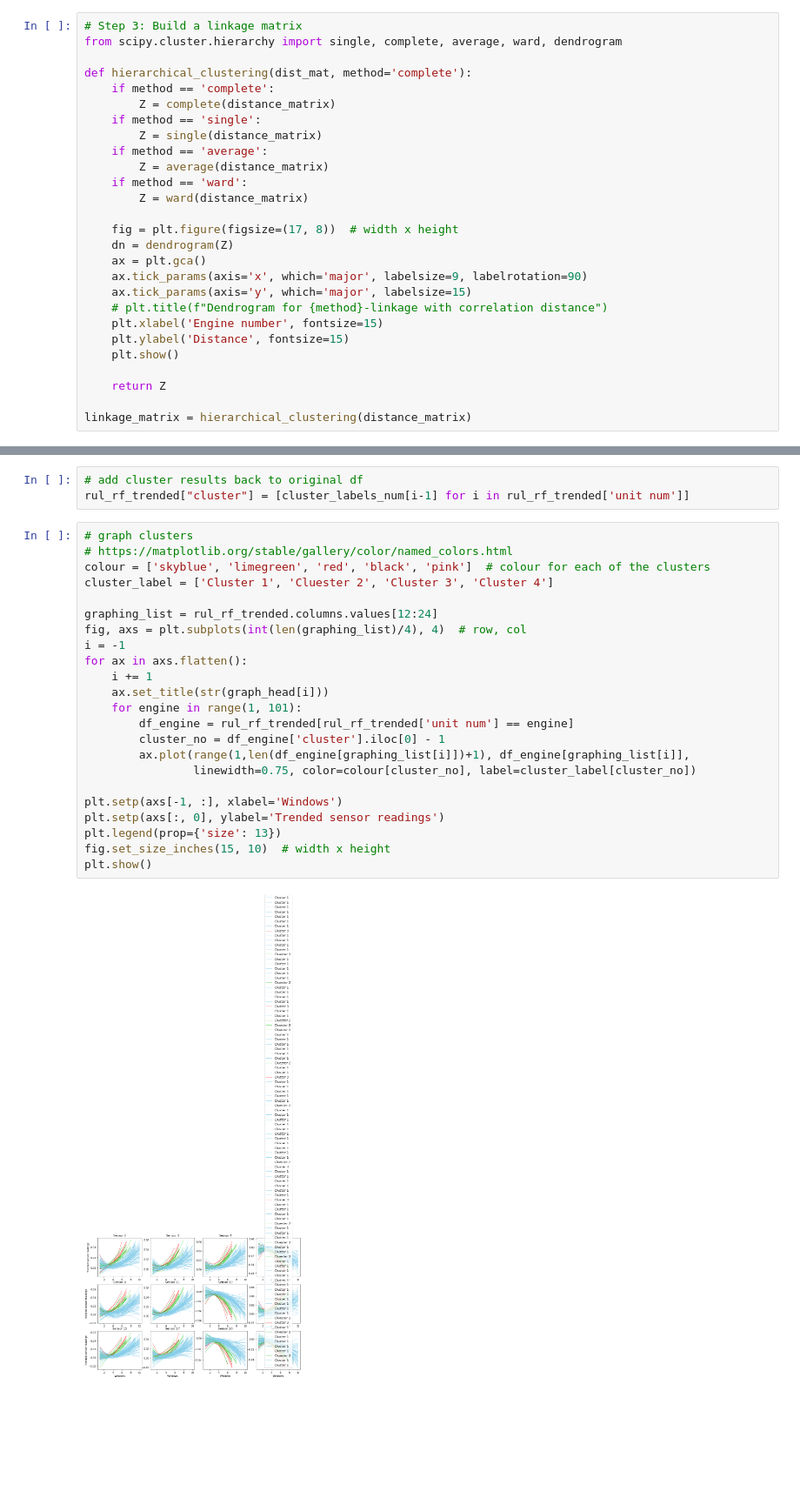
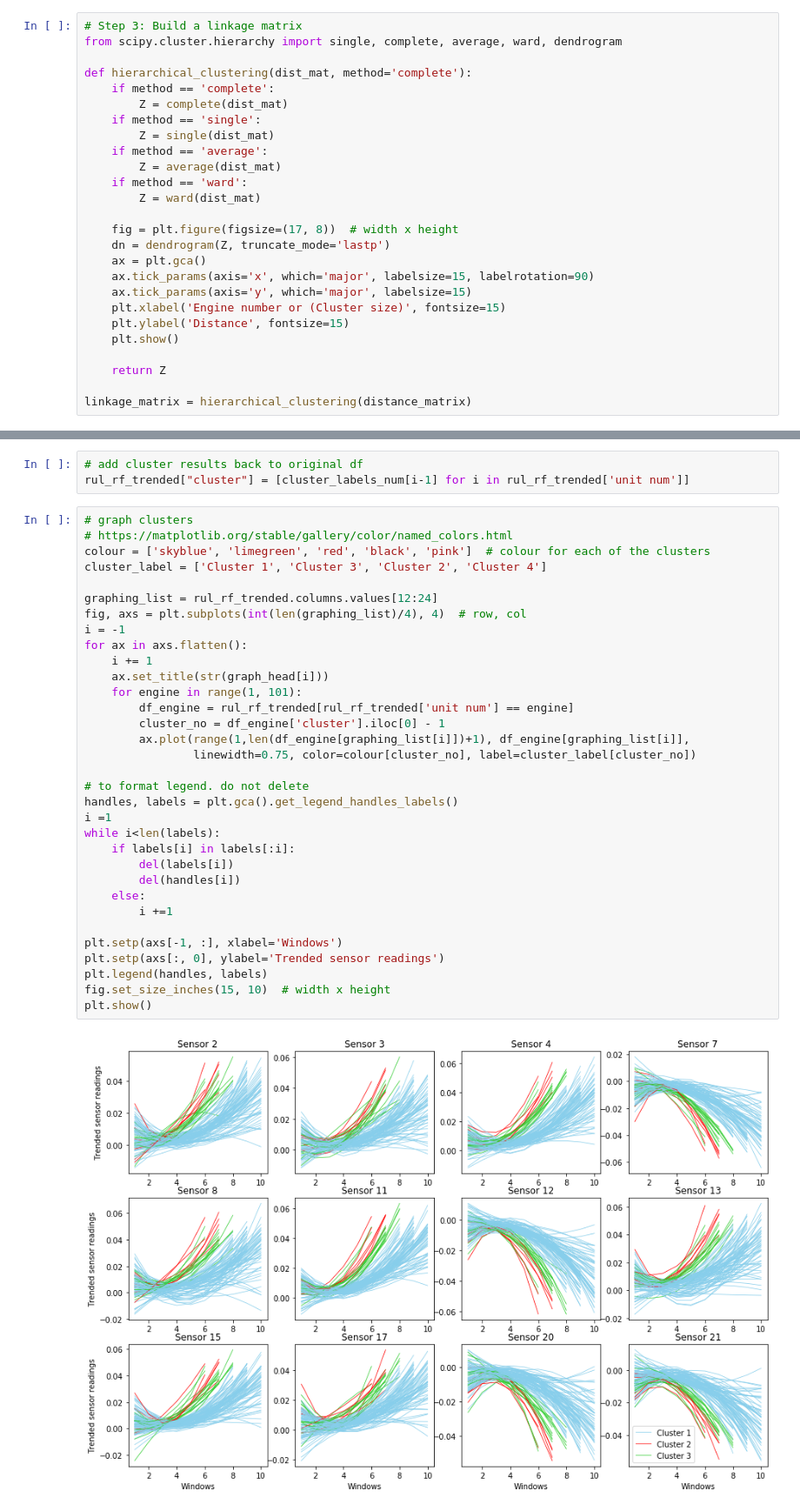
Before and after one commit to cchanzl/survival-analysis-nasa, a Jupyter notebook: nasa_eda.ipynb, the cells around one changed output, grey strips where cells are left out. Shown at 87% size. Drawn from its saved outputs; the diff is of its cells as text; blank space fills up the shorter version.

```diff
--- a/nasa_eda.ipynb
+++ b/nasa_eda.ipynb
@@ -256,21 +258,20 @@ from scipy.cluster.hierarchy import single, complete, average, ward, dendrogram
 
 def hierarchical_clustering(dist_mat, method='complete'):
     if method == 'complete':
-        Z = complete(distance_matrix)
+        Z = complete(dist_mat)
     if method == 'single':
-        Z = single(distance_matrix)
+        Z = single(dist_mat)
     if method == 'average':
-        Z = average(distance_matrix)
+        Z = average(dist_mat)
     if method == 'ward':
-        Z = ward(distance_matrix)
+        Z = ward(dist_mat)
 
     fig = plt.figure(figsize=(17, 8))  # width x height
-    dn = dendrogram(Z)
+    dn = dendrogram(Z, truncate_mode='lastp')
     ax = plt.gca()
-    ax.tick_params(axis='x', which='major', labelsize=9, labelrotation=90)
+    ax.tick_params(axis='x', which='major', labelsize=15, labelrotation=90)
     ax.tick_params(axis='y', which='major', labelsize=15)
-    # plt.title(f"Dendrogram for {method}-linkage with correlation distance")
-    plt.xlabel('Engine number', fontsize=15)
+    plt.xlabel('Engine number or (Cluster size)', fontsize=15)
     plt.ylabel('Distance', fontsize=15)
     plt.show()
 
@@ -299,25 +300,35 @@ rul_rf_trended["cluster"] = [cluster_labels_num[i-1] for i in rul_rf_trended['un
 # %%
 # graph clusters
 # https://matplotlib.org/stable/gallery/color/named_colors.html
 colour = ['skyblue', 'limegreen', 'red', 'black', 'pink']  # colour for each of the clusters
-cluster_label = ['Cluster 1', 'Cluester 2', 'Cluster 3', 'Cluster 4']
+cluster_label = ['Cluster 1', 'Cluster 3', 'Cluster 2', 'Cluster 4']
 
 graphing_list = rul_rf_trended.columns.values[12:24]
 fig, axs = plt.subplots(int(len(graphing_list)/4), 4)  # row, col
 i = -1
 for ax in axs.flatten():
     i += 1
     ax.set_title(str(graph_head[i]))
     for engine in range(1, 101):
         df_engine = rul_rf_trended[rul_rf_trended['unit num'] == engine]
         cluster_no = df_engine['cluster'].iloc[0] - 1
         ax.plot(range(1,len(df_engine[graphing_list[i]])+1), df_engine[graphing_list[i]],
                 linewidth=0.75, color=colour[cluster_no], label=cluster_label[cluster_no])
 
+# to format legend. do not delete
+handles, labels = plt.gca().get_legend_handles_labels()
+i =1
+while i<len(labels):
+    if labels[i] in labels[:i]:
+        del(labels[i])
+        del(handles[i])
+    else:
+        i +=1
+
 plt.setp(axs[-1, :], xlabel='Windows')
 plt.setp(axs[:, 0], ylabel='Trended sensor readings')
-plt.legend(prop={'size': 13})
+plt.legend(handles, labels)
 fig.set_size_inches(15, 10)  # width x height
 plt.show()
 # %% [output]
-[figure, old version]
+[figure, new version]
```
Also changed, not shown: parts of 2 cells of this notebook, 1 other file.
